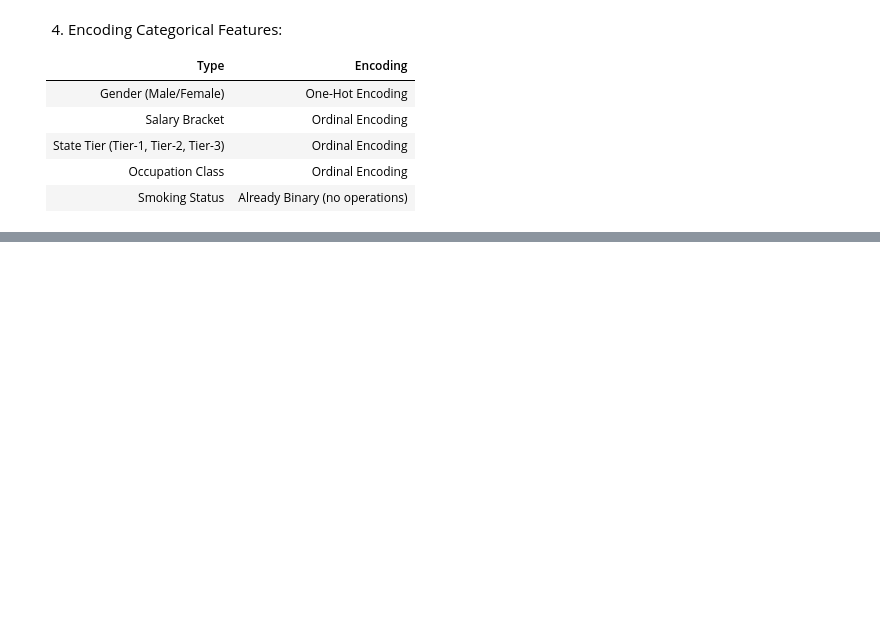
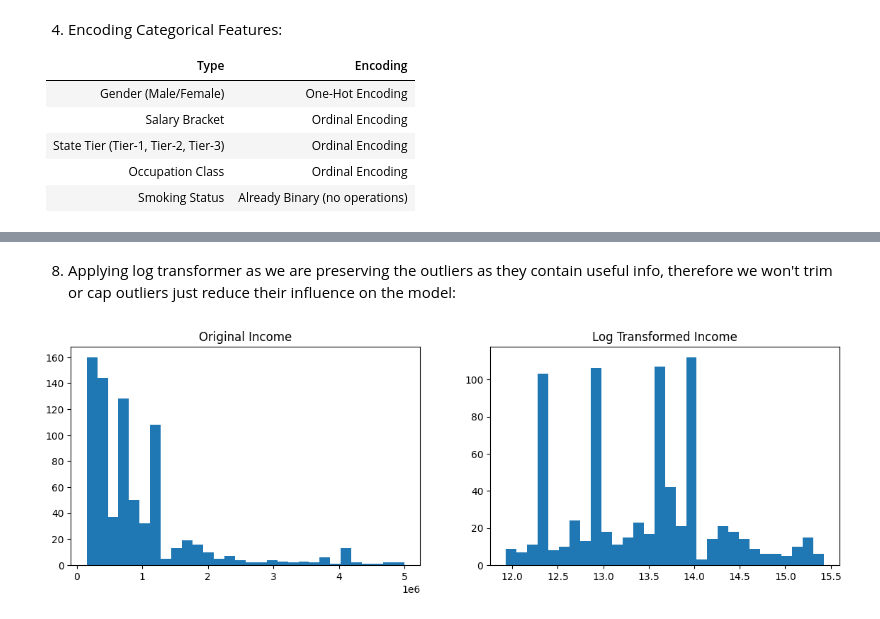
Before and after one commit to Adityam-21/MedicalPlan-Xray, a Jupyter notebook: notebooks/04_feature_engineering.ipynb, the cells around one changed output, grey strips where cells are left out. Saved outputs shown, nothing was run; the diff lists cells and outputs as text; code cells hidden in the pictures; blank space fills up the shorter version.

```diff
--- a/notebooks/04_feature_engineering.ipynb
+++ b/notebooks/04_feature_engineering.ipynb
@@ -60,0 +101,16 @@ X_train, X_test, y_train, y_test = train_test_split(
+# %% [markdown]
+8. Applying log transformer as we are preserving the outliers as they contain useful  info, therefore we won't trim or cap outliers just reduce their influence on the model:
+# %%
+X_train['log_income'] = np.log1p(X_train['total_income_inr'])
+
+fig, ax = plt.subplots(1, 2, figsize=(14, 4))
+
+ax[0].hist(X_train['total_income_inr'], bins=30)
+ax[0].set_title('Original Income')
+
+ax[1].hist(X_train['log_income'], bins=30)
+ax[1].set_title('Log Transformed Income')
+
+plt.show()
+# %% [output]
+[figure, added]
```
Also changed, not shown: parts of 26 cells of this notebook, 1 other file.
